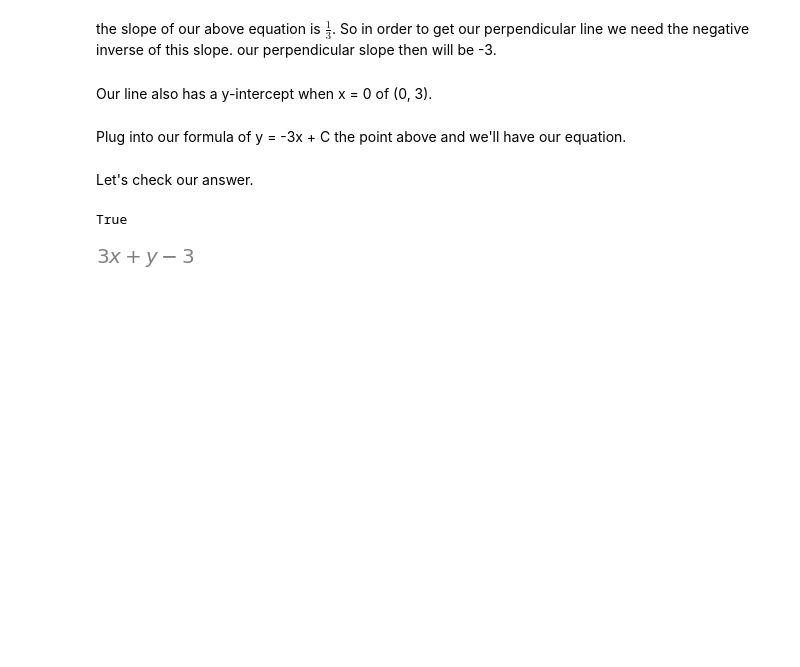
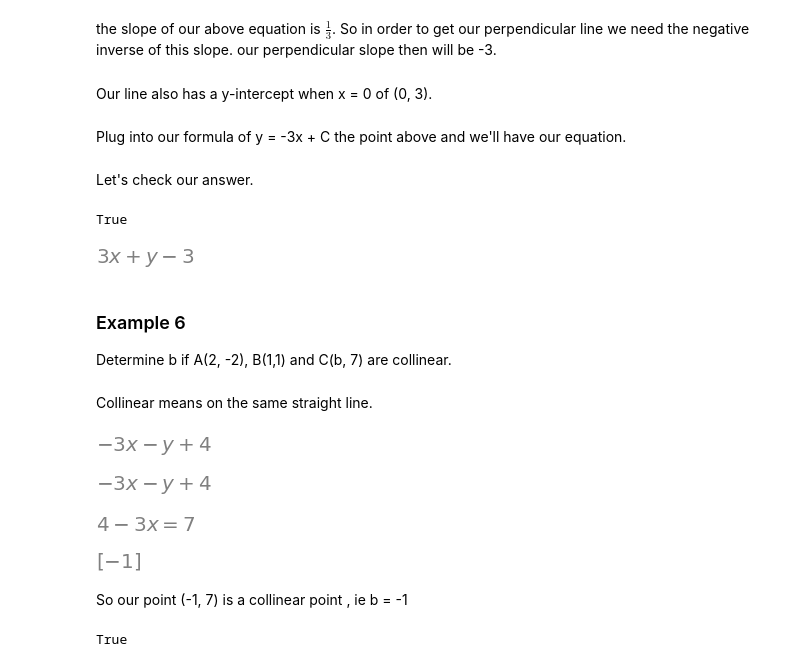
Before and after one commit to aaronrocha/Geometry_Jupyter_notebooks, a Jupyter notebook: Topic2_Gradients.ipynb, the cells around one changed output. Drawn from its saved outputs; the diff is of its cells as text; code cells hidden in the pictures; blank space fills up the shorter version.

Commit message:
added example 6

```diff
--- a/Topic2_Gradients.ipynb
+++ b/Topic2_Gradients.ipynb
@@ -135,3 +135,34 @@ True
 myPerpendicualarline.equation()
 # %% [output]
 [figure]
+# %% [markdown]
+### Example 6
+
+Determine b if A(2, -2), B(1,1) and C(b, 7) are collinear.
+# %% [markdown]
+Collinear means on the same straight line.
+# %%
+A, B = Point(2, -2), Point(1,1)
+myline = Line(A, B)
+# %%
+expr = myline.equation();expr
+# %% [output]
+[figure, added]
+# %%
+expr
+# %% [output]
+[figure, added]
+# %%
+Eq(-3*x + 4, 7)
+# %% [output]
+[figure, added]
+# %%
+solve(Out[40], x)
+# %% [output]
+[figure, added]
+# %% [markdown]
+So our point (-1, 7) is a collinear point , ie b = -1
+# %%
+myline.contains(Point(-1, 7))
+# %% [output]
+True
```
